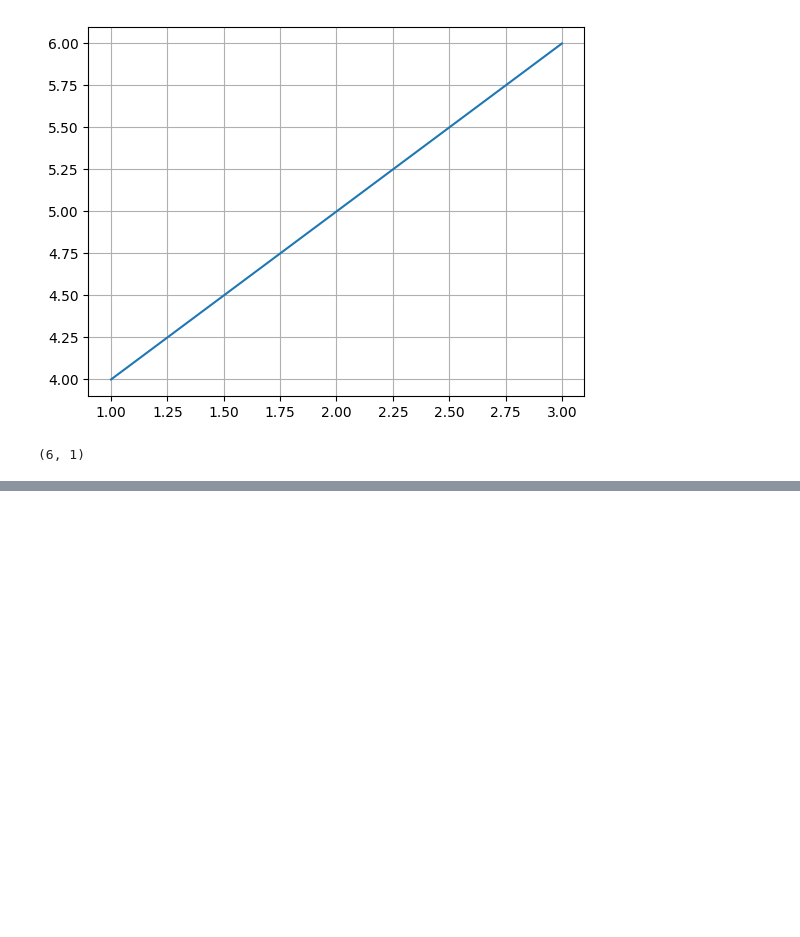
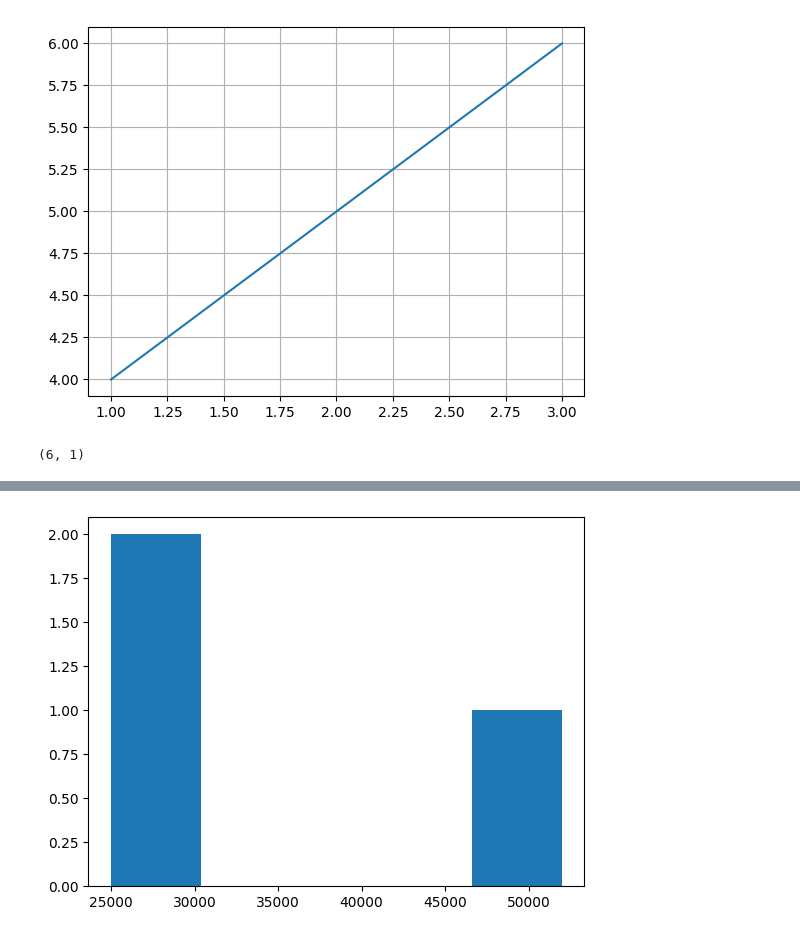
Before and after one commit to thisisouvik/ML-Concepts, a Jupyter notebook: MatplotLib/plt.ipynb, the cells around one changed output, grey strips where cells are left out. Cells and saved outputs as stored; diff of their text form; code cells hidden in the pictures; blank space fills up the shorter version.

```diff
--- a/MatplotLib/plt.ipynb
+++ b/MatplotLib/plt.ipynb
@@ -30,0 +31,7 @@ plt.show()
+# %%
+#Histogram
+
+plt.hist(df['Salary'])
+plt.show()
+# %% [output]
+[figure, added]
```
Also changed, not shown: parts of 2 cells of this notebook.
